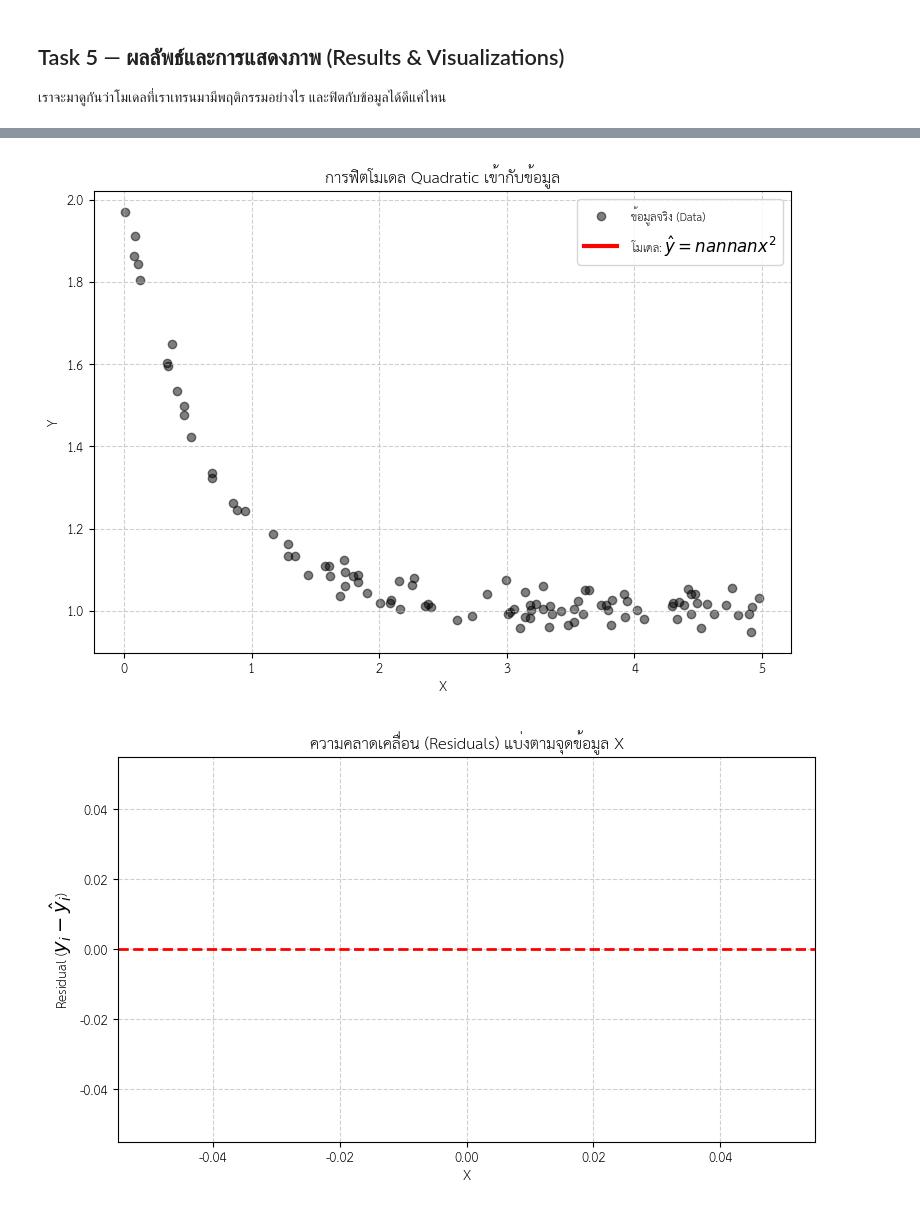
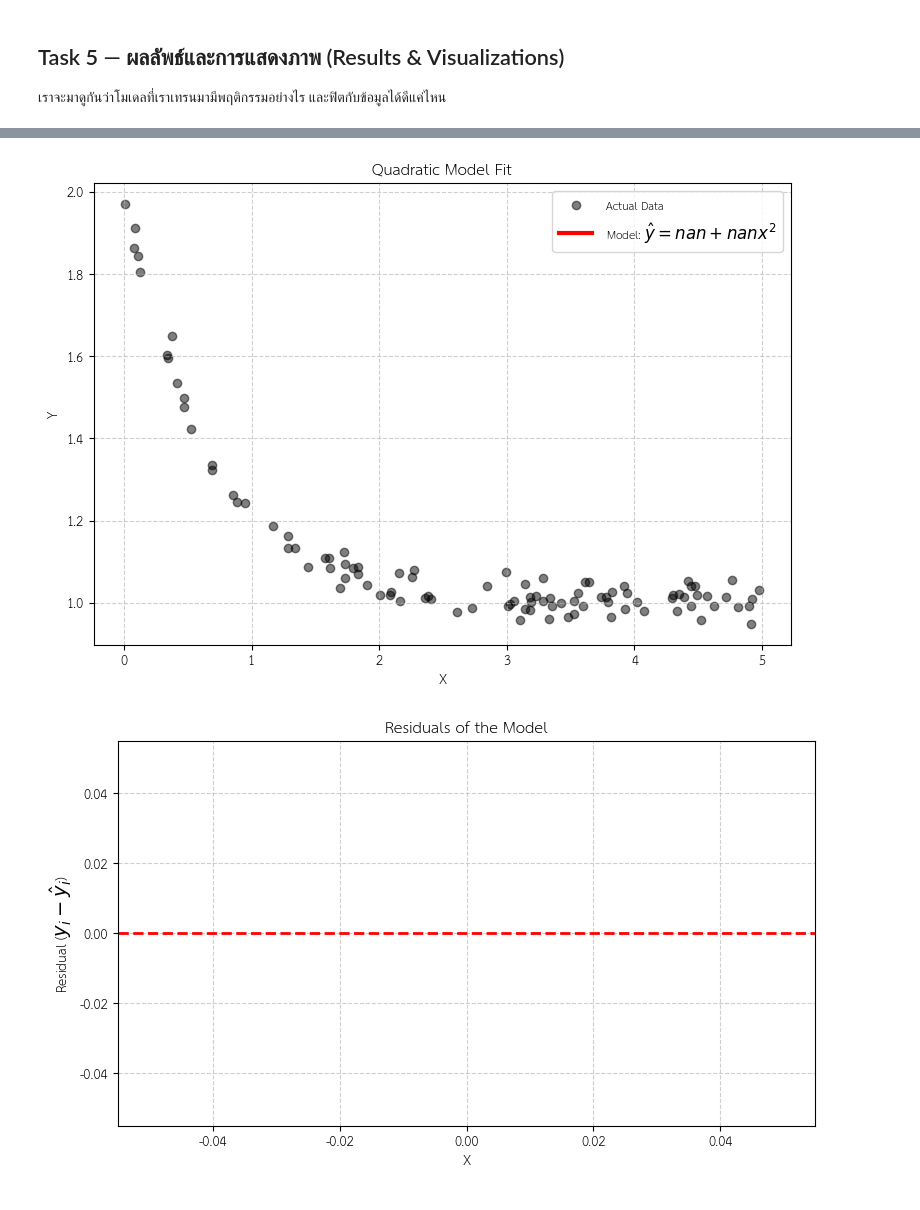
Before and after one commit to Palapluem/cpe342-machine-learning, a Jupyter notebook: assignment/Assignment 2_Training models via iterative approach/Assignment_2_GD.ipynb, the cells around one changed output, grey strips where cells are left out. Drawn from its saved outputs; the diff is of its cells as text; code cells hidden in the pictures.

Commit message:
Change plot text to English, fix LaTeX page breaks

```diff
--- a/assignment/Assignment 2_Training models via iterative approach/Assignment_2_GD.ipynb
+++ b/assignment/Assignment 2_Training models via iterative approach/Assignment_2_GD.ipynb
@@ -214,34 +214,34 @@ plt.show()
 plt.figure(figsize=(9, 6))
 
 # จุดข้อมูลจริง
-plt.scatter(X, Y, color='black', alpha=0.5, label='ข้อมูลจริง (Data)', edgecolor='k')
+plt.scatter(X, Y, color='black', alpha=0.5, label='Actual Data', edgecolor='k')
 
 # สร้างจุด x สำหรับวาดเส้นโค้งให้เรียบเนียน
 x_line = np.linspace(min(X), max(X), 100)
 y_line = C0 + C1 * (x_line**2)
 
-plt.plot(x_line, y_line, color='red', linewidth=3, label=f'โมเดล: $\hat{{y}} = {C0:.4f} {C1:.4f}x^2$')
+plt.plot(x_line, y_line, color='red', linewidth=3, label=f'Model: $\hat{{y}} = {C0:.4f} + {C1:.4f}x^2$')
 
-plt.title('การฟิตโมเดล Quadratic เข้ากับข้อมูล')
+plt.title('Quadratic Model Fit')
 plt.xlabel('X')
 plt.ylabel('Y')
 plt.legend(fontsize=12)
 plt.grid(True, linestyle='--', alpha=0.6)
 plt.show()
 # %% [output]
-[figure, old version]
+[figure, new version]
 # %%
 # กราฟที่ 4: ความคลาดเคลื่อน (Residuals) แต่ละจุด
 Y_pred_final = C0 + C1 * X_sq
 residuals = Y - Y_pred_final
 
 plt.figure(figsize=(9, 5))
 plt.scatter(X, residuals, color='purple', alpha=0.7, edgecolor='k')
 plt.axhline(0, color='red', linestyle='--', linewidth=2)
-plt.title('ความคลาดเคลื่อน (Residuals) แบ่งตามจุดข้อมูล X')
+plt.title('Residuals of the Model')
 plt.xlabel('X')
 plt.ylabel('Residual ($y_i - \hat{y}_i$)')
 plt.grid(True, linestyle='--', alpha=0.6)
 plt.show()
 # %% [output]
-[figure, old version]
+[figure, new version]
```
Also changed, not shown: parts of 3 cells of this notebook, 11 other files.
